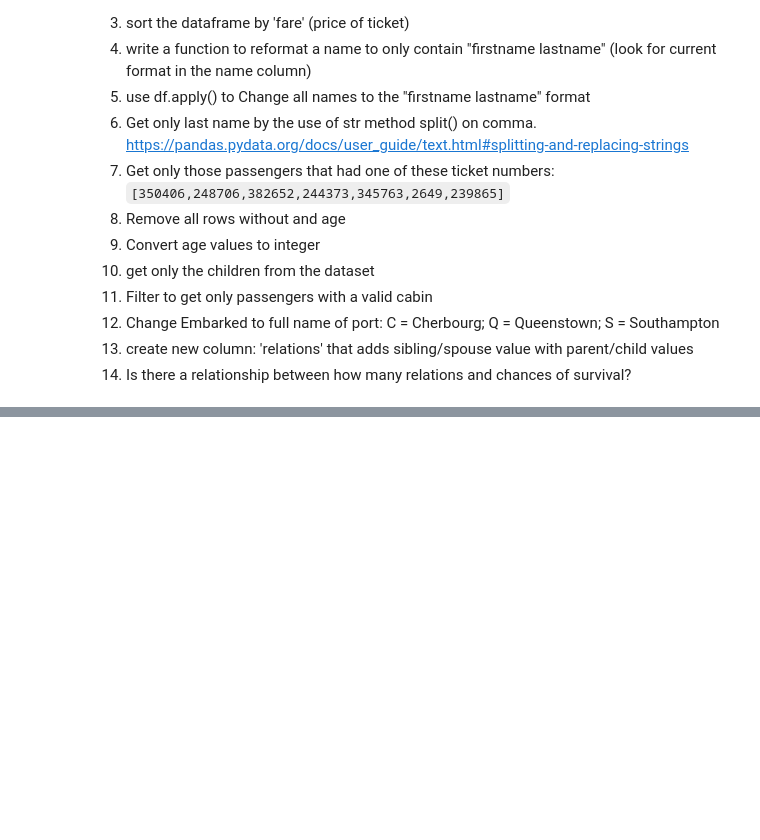
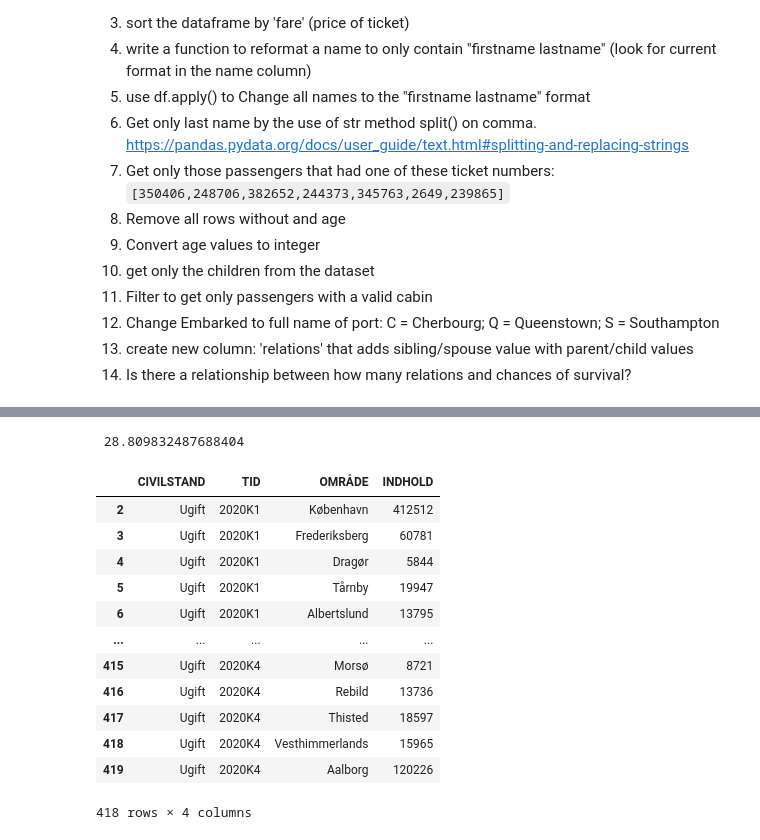
Before and after one commit to ErminDZ/my_notebooks, a Jupyter notebook: 05 Exe solution.ipynb, the cells around one changed output, grey strips where cells are left out. Cells and saved outputs as stored; diff of their text form; code cells hidden in the pictures; blank space fills up the shorter version.

```diff
--- a/05 Exe solution.ipynb
+++ b/05 Exe solution.ipynb
@@ -150,0 +196,29 @@ test()
+# %%
+current = 552419
+previous = 428864
+Iprocent = (abs(current - previous) / previous) * 100.0
+
+print('',Iprocent)
+# %% [output]
+ 28.809832487688404
+# %%
+import pandas as pd
+url = 'https://api.statbank.dk/v1/data/FOLK1A/CSV?delimiter=Semicolon&CIVILSTAND=U&Tid=%3E%3D2020K1%3C%3D2020K4&OMR%C3%85DE=*'
+dst = pd.read_csv(url, sep=';')
+dst.to_csv('dk-stat-all-tables.csv')
+dst_sorted = dst.sort_values(by='INDHOLD', ascending=False)
+dst[2:]
+# %% [output]
+|  | CIVILSTAND | TID | OMRÅDE | INDHOLD |
+| 2 | Ugift | 2020K1 | København | 412512 |
+| 3 | Ugift | 2020K1 | Frederiksberg | 60781 |
+| 4 | Ugift | 2020K1 | Dragør | 5844 |
+| 5 | Ugift | 2020K1 | Tårnby | 19947 |
+| 6 | Ugift | 2020K1 | Albertslund | 13795 |
+| ... | ... | ... | ... | ... |
+| 415 | Ugift | 2020K4 | Morsø | 8721 |
+| 416 | Ugift | 2020K4 | Rebild | 13736 |
+| 417 | Ugift | 2020K4 | Thisted | 18597 |
+| 418 | Ugift | 2020K4 | Vesthimmerlands | 15965 |
+| 419 | Ugift | 2020K4 | Aalborg | 120226 |
+418 rows × 4 columns
```
Also changed, not shown: parts of 4 cells of this notebook, 1 other file.
